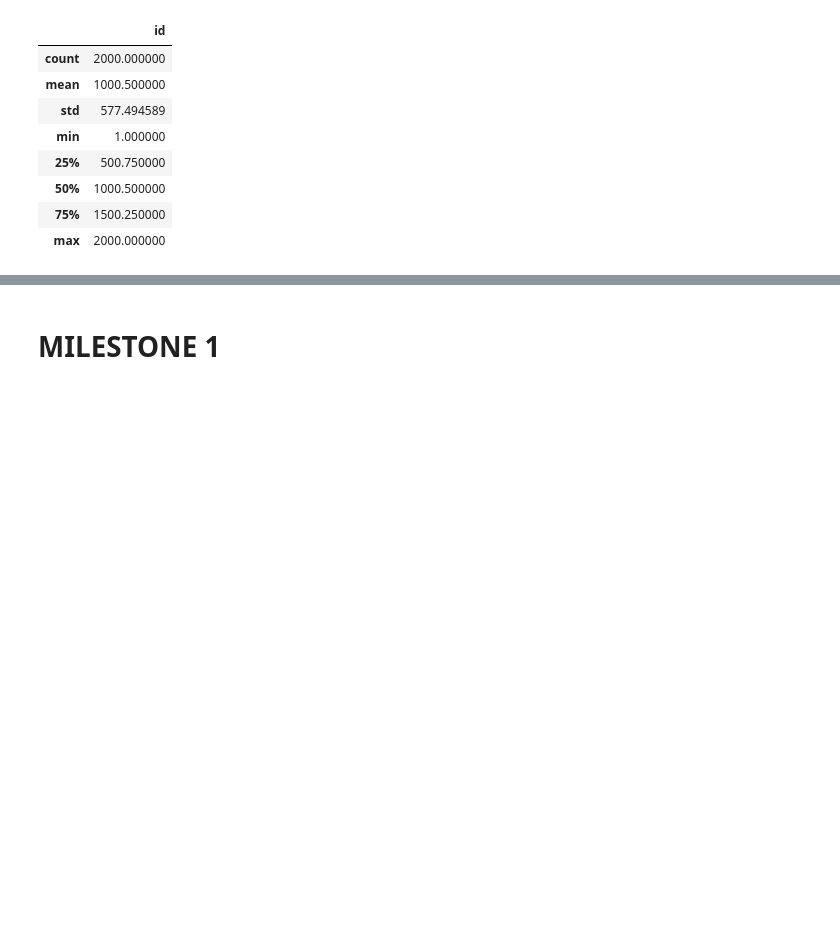
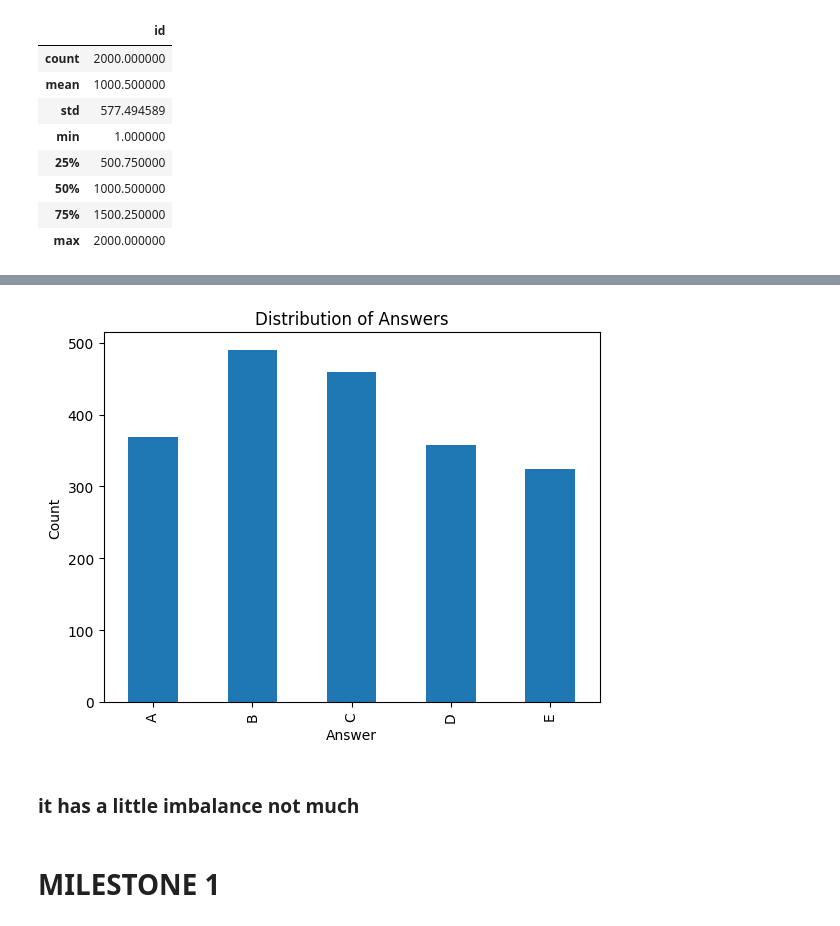
Before and after one commit to mdNotFound/dlgenai-t22026, a Jupyter notebook: DL-23f3004345-notebook-t22026.ipynb, the cells around one changed output, grey strips where cells are left out. Saved outputs shown, nothing was run; the diff lists cells and outputs as text; code cells hidden in the pictures; blank space fills up the shorter version.

```diff
--- a/DL-23f3004345-notebook-t22026.ipynb
+++ b/DL-23f3004345-notebook-t22026.ipynb
@@ -83,3 +190,13 @@ train_df.describe()
+# %%
+train_df["answer"].value_counts().sort_index().plot(kind="bar")
+plt.title("Distribution of Answers")
+plt.xlabel("Answer")
+plt.ylabel("Count")
+plt.show()
+# %% [output]
+[figure, added]
+# %% [markdown]
+### **it has a little imbalance not much**
 # %% [markdown]
 # MILESTONE 1
 # %% [markdown]
```
Also changed, not shown: parts of 27 cells of this notebook.
